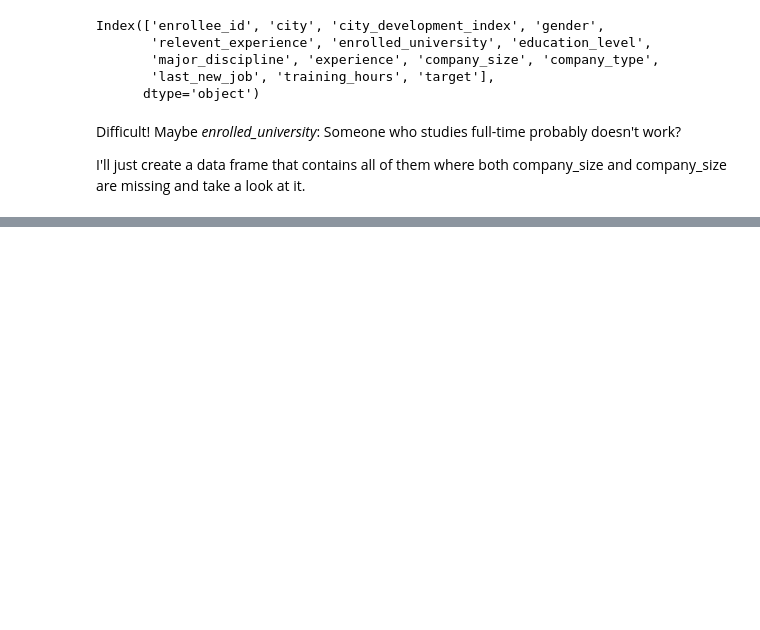
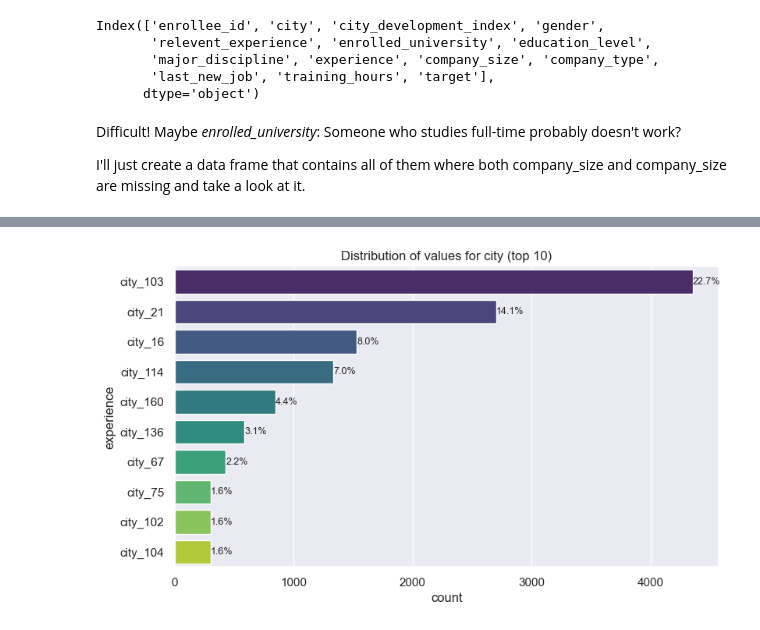
Before and after one commit to scheinmensch/HR-Analytics, a Jupyter notebook: EDA.ipynb, the cells around one changed output, grey strips where cells are left out. Cells and saved outputs as stored; diff of their text form; code cells hidden in the pictures; blank space fills up the shorter version.

```diff
--- a/EDA.ipynb
+++ b/EDA.ipynb
@@ -319,0 +362,17 @@ I don't see a pattern that helps us understand whether MISSING in both columns i
+# %%
+# plot cities
+plt.figure(figsize=(9, 5))
+ax = sns.countplot(data=HR_filled, y='city', order=HR_filled['city'].value_counts().head(10).index, palette='viridis')
+
+total = len(HR_filled.city)
+for p in ax.patches:
+    percentage = '{:.1f}%'.format(100 * p.get_width() / total)
+    x = p.get_x() + p.get_width() + 0.02
+    y = p.get_y() + p.get_height() / 2
+    ax.annotate(percentage, (x, y), fontsize=9, va='center')
+
+plt.title('Distribution of values for city (top 10)')
+plt.xlabel('count')
+plt.ylabel('experience');
+# %% [output]
+[figure, added]
```
Also changed, not shown: parts of 24 cells of this notebook.
